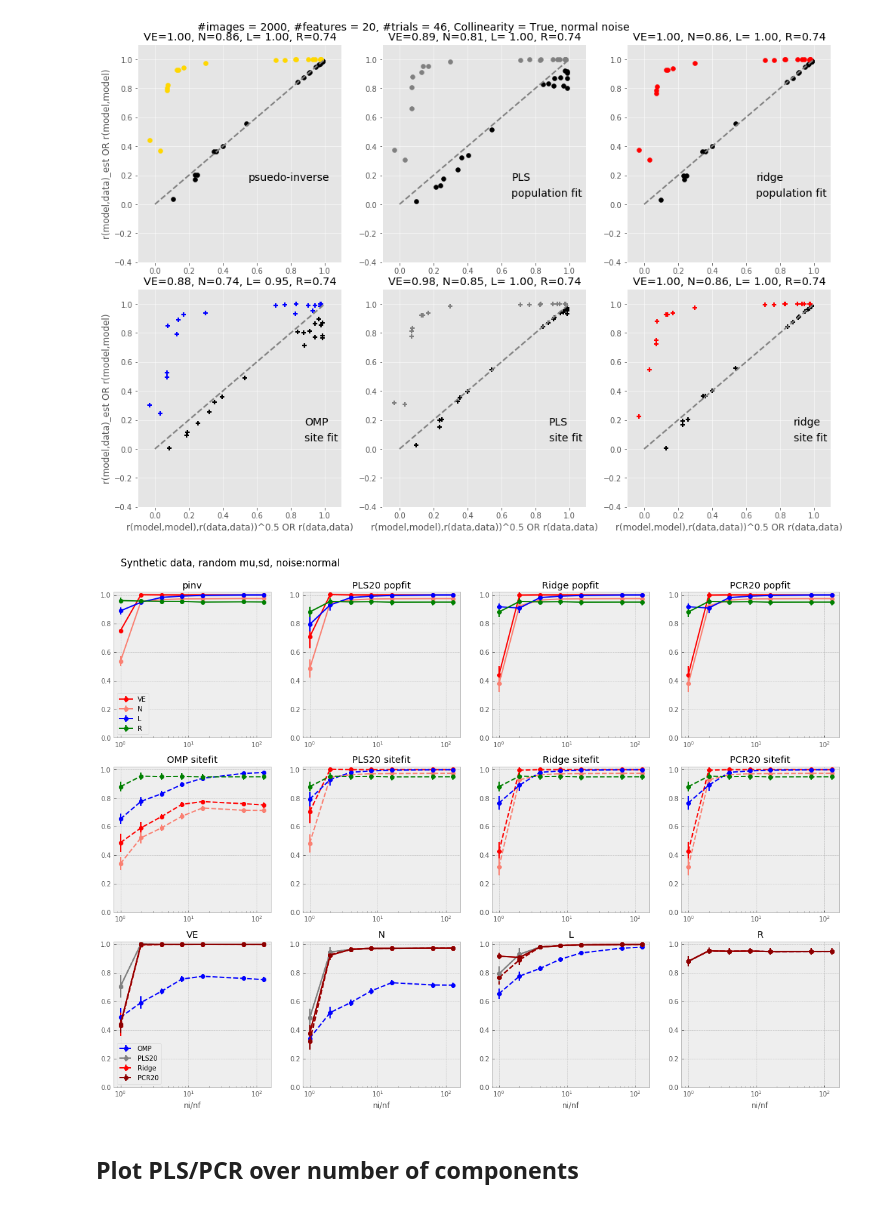
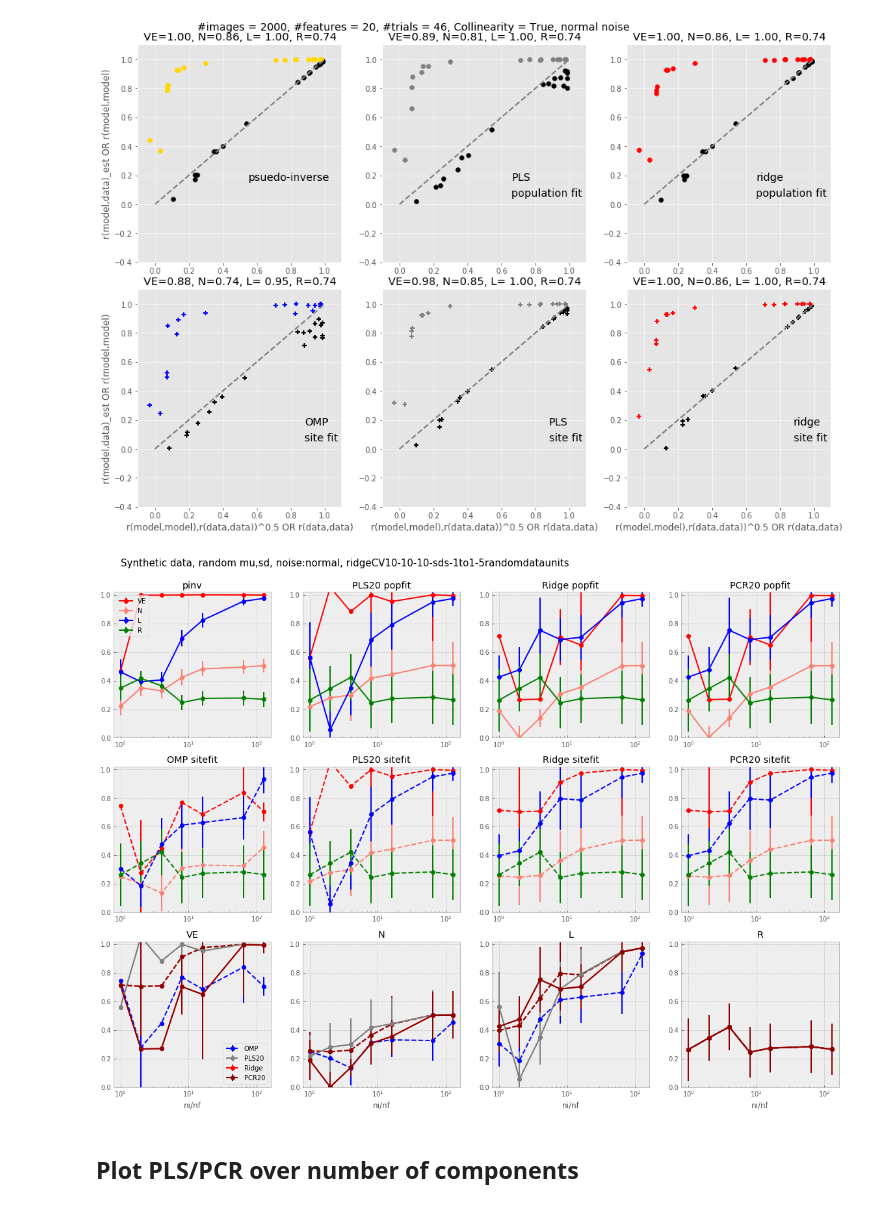
Before and after one commit to issalab/Mapping, a Jupyter notebook: unit test plots.ipynb, the cells around one changed output. Saved outputs shown, nothing was run; the diff lists cells and outputs as text; code cells hidden in the pictures.

Commit message:
Ridge parameters 20 [-10,10] were tested

```diff
--- a/unit test plots.ipynb
+++ b/unit test plots.ipynb
@@ -124,7 +124,7 @@ fig.savefig(resultdir+'unit_test_6panels_ni%d_nf%d_nt%d_Collin%s_%s_SB%s_%s.pdf'
 # %% [output]
 [figure]
 # %%
-purpose_of_this_run = 'ridgeCV20-10-10'
+purpose_of_this_run = 'ridgeCV10-10-10-sds-1to1-5randomdataunits'
 
 nf = 20
 nc = nf
@@ -281,38 +281,38 @@ axes[2,0].set_xscale("log")
 [axes[2,0].errorbar(imag_feat_ratio_list, VEarraysite[itrace, :], yerr=VEarraysiteStd[itrace, :], marker='o', ls='--', color=colors[itrace], label=reg_methods_labels[itrace]) for itrace in range(4)]
 axes[2,0].legend()
 [axes[2,0].errorbar(imag_feat_ratio_list, VEarraypop[itrace+1, :], yerr=VEarraypopStd[itrace, :], marker='o', color=colors[itrace+1]) for itrace in range(3)]
 
 axes[2,1].set_title('N')
 axes[2,1].set_xscale("log")
 [axes[2,1].errorbar(imag_feat_ratio_list, Narraysite[itrace, :], yerr= NarraysiteStd[itrace, :], marker='o',ls='--', color=colors[itrace], label=reg_methods_labels[itrace]) for itrace in range(4)]
 
 [axes[2,1].errorbar(imag_feat_ratio_list, Narraypop[itrace+1, :], yerr=NarraypopStd[itrace+1, :], marker='o', color=colors[itrace+1]) for itrace in range(3)]
 
 
 axes[2,2].set_title('L')
 axes[2,2].set_xscale("log")
 [axes[2,2].errorbar(imag_feat_ratio_list, Larraysite[itrace, :], yerr=LarraysiteStd[itrace, :], marker='o',ls='--', color=colors[itrace], label=reg_methods_labels[itrace]) for itrace in range(4)]
 
 [axes[2,2].errorbar(imag_feat_ratio_list, Larraypop[itrace+1, :], yerr=LarraypopStd[itrace+1, :], marker='o', color=colors[itrace+1]) for itrace in range(3)]
 
 axes[2,3].set_title('R')
 axes[2,3].set_xscale("log")
 [axes[2,3].errorbar(imag_feat_ratio_list, Rarraysite[itrace, :], yerr=RarraysiteStd[itrace, :], marker='o',ls='--', color=colors[itrace], label=reg_methods_labels[itrace]) for itrace in range(4)]
 
 [axes[2,3].errorbar(imag_feat_ratio_list, Rarraypop[itrace+1, :], yerr=RarraypopStd[itrace+1, :],  marker='o', color=colors[itrace+1]) for itrace in range(3)]
 
 [ax.set_xlabel('ni/nf') for ax in axes[2, :]]
 
 if stats_from_data:
-    title = 'Synthetic data, mu from HvM, noise:%s '%noise_dist
+    title = 'Synthetic data, mu from HvM, noise:%s, %s'%(noise_dist, purpose_of_this_run)
 else:
-    title = 'Synthetic data, random mu,sd, noise:%s'%noise_dist
+    title = 'Synthetic data, random mu,sd, noise:%s, %s'%(noise_dist, purpose_of_this_run)
 axes[0,0].text(1,1.2, title, fontsize=15)
 
-fig.savefig(resultdir+'unit_test_summary_ni%d_nf%d_nt%d_Collin%s_%s_SB%s_%s_statsfromHvM%s_ridgeCV20-10-10.png'%(ni, nf, nt, Collinearity, noise_dist, spearman_brown, noisy_map,stats_from_data, ), dpi=300)
-fig.savefig(resultdir+'unit_test_summary_ni%d_nf%d_nt%d_Collin%s_%s_SB%s_%s_statsfromHvM%s_ridgeCV20-10-10.pdf'%(ni, nf, nt, Collinearity, noise_dist, spearman_brown, noisy_map,stats_from_data), dpi=300)
+fig.savefig(resultdir+'unit_test_summary_ni%d_nf%d_nt%d_Collin%s_%s_SB%s_%s_statsfromHvM%s_%s.png'%(ni, nf, nt, Collinearity, noise_dist, spearman_brown, noisy_map,stats_from_data,purpose_of_this_run ), dpi=300)
+fig.savefig(resultdir+'unit_test_summary_ni%d_nf%d_nt%d_Collin%s_%s_SB%s_%s_statsfromHvM%s_%s.pdf'%(ni, nf, nt, Collinearity, noise_dist, spearman_brown, noisy_map,stats_from_data, purpose_of_this_run), dpi=300)
 # %% [output]
-[figure, old version]
+[figure, new version]
 # %% [markdown]
 ## Plot PLS/PCR over number of components
 # %%
```
Also changed, not shown: 2 other files.
